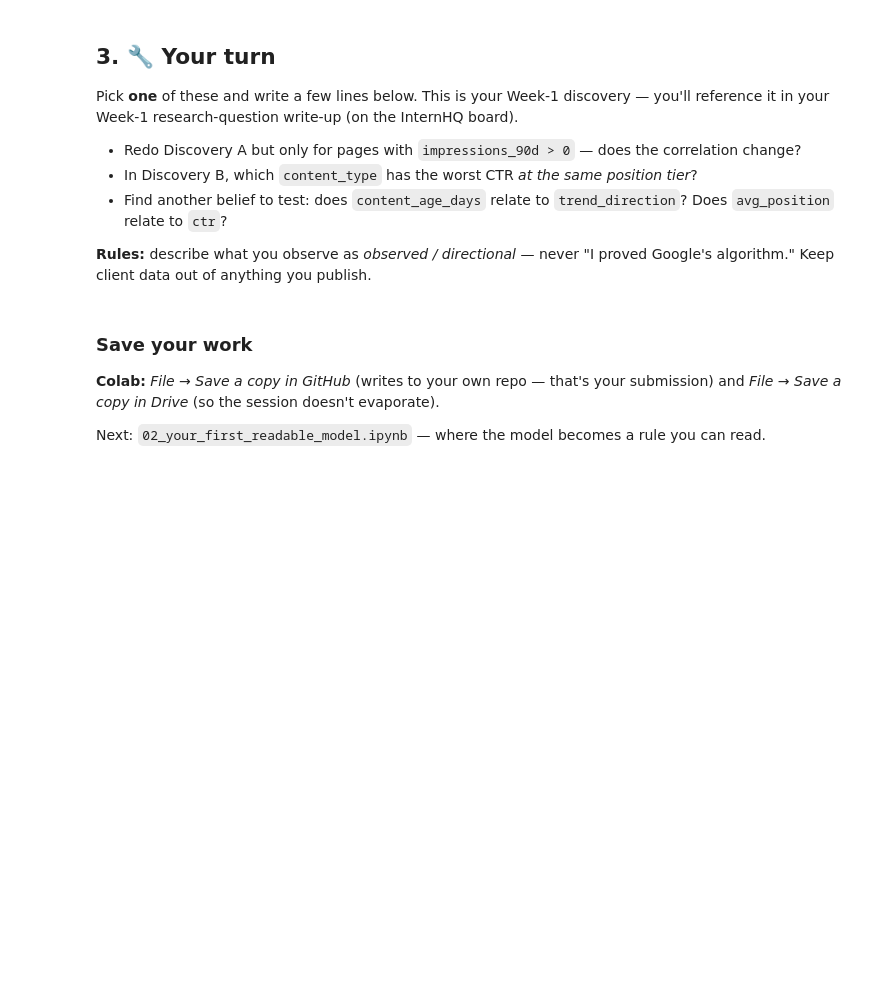
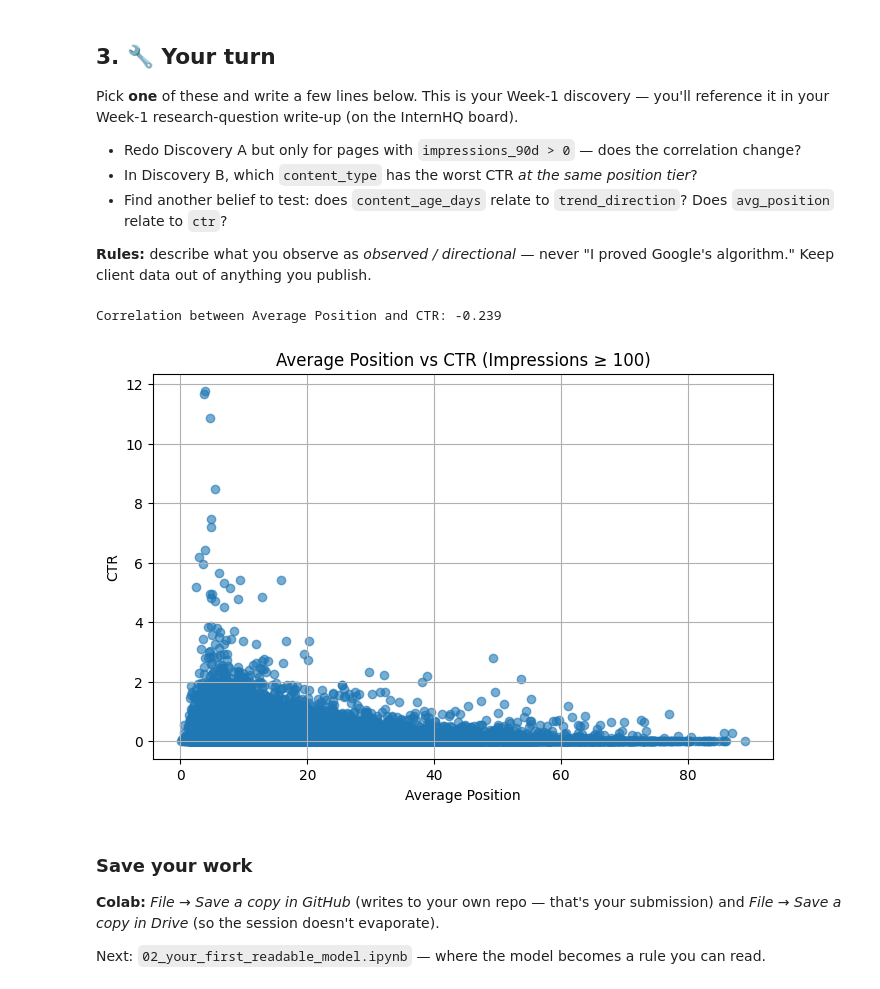
Before and after one commit to L1F23BSCS1055/ML, a Jupyter notebook: notebooks/01_first_look_and_discovery.ipynb, the cells around one changed output. Drawn from its saved outputs; the diff is of its cells as text; code cells hidden in the pictures; blank space fills up the shorter version.

```diff
--- a/notebooks/01_first_look_and_discovery.ipynb
+++ b/notebooks/01_first_look_and_discovery.ipynb
@@ -153,6 +153,30 @@ Pick **one** of these and write a few lines below. This is your Week-1 discovery
 **Rules:** describe what you observe as *observed / directional* — never "I proved Google's algorithm." Keep client data out of anything you publish.
 # %%
 # Your discovery here
+import matplotlib.pyplot as plt
+
+# Keep only pages with at least 100 impressions
+visible = df[df["impressions_90d"] >= 100]
+
+# Remove missing values
+visible = visible.dropna(subset=["avg_position", "ctr"])
+
+# Calculate correlation
+correlation = visible["avg_position"].corr(visible["ctr"])
+
+print(f"Correlation between Average Position and CTR: {correlation:.3f}")
+
+# Scatter plot
+plt.figure(figsize=(8, 5))
+plt.scatter(visible["avg_position"], visible["ctr"], alpha=0.6)
+plt.xlabel("Average Position")
+plt.ylabel("CTR")
+plt.title("Average Position vs CTR (Impressions ≥ 100)")
+plt.grid(True)
+plt.show()
+# %% [output]
+Correlation between Average Position and CTR: -0.239
+[figure, added]
 # %% [markdown]
 ### Save your work
 **Colab:** *File → Save a copy in GitHub* (writes to your own repo — that's your submission) and *File → Save a copy in Drive* (so the session doesn't evaporate).
```
Also changed, not shown: parts of 2 cells of this notebook.
